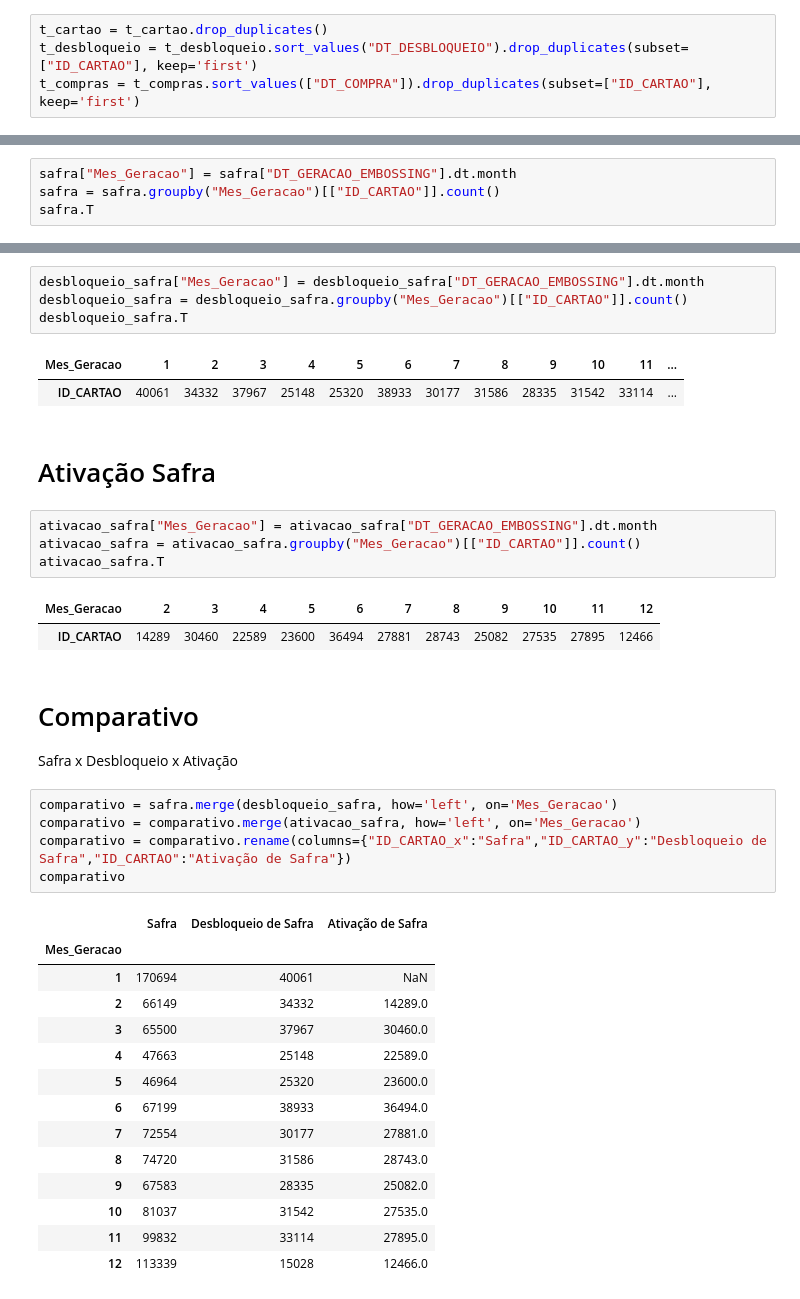
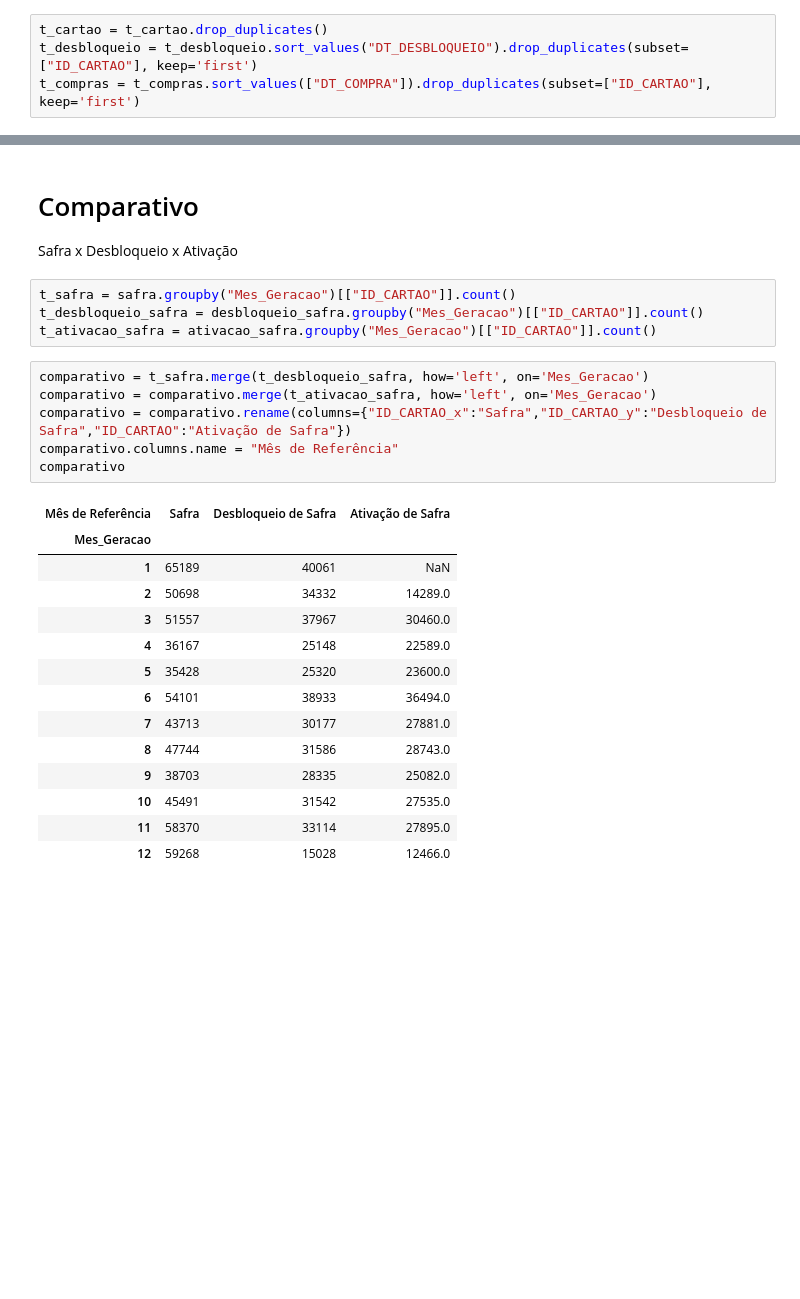
Before and after one commit to FelipeGBarreto/Projects, a Jupyter notebook: Rascunho.ipynb, the cells around one changed output, grey strips where cells are left out. Cells and saved outputs as stored; diff of their text form; blank space fills up the shorter version.

```diff
--- a/Rascunho.ipynb
+++ b/Rascunho.ipynb
@@ -209,4 +192,0 @@ safra
-# %%
-safra["Mes_Geracao"] = safra["DT_GERACAO_EMBOSSING"].dt.month
-safra = safra.groupby("Mes_Geracao")[["ID_CARTAO"]].count()
-safra.T
@@ -218,40 +193,29 @@ safra.T
-# %%
-desbloqueio_safra["Mes_Geracao"] = desbloqueio_safra["DT_GERACAO_EMBOSSING"].dt.month
-desbloqueio_safra = desbloqueio_safra.groupby("Mes_Geracao")[["ID_CARTAO"]].count()
-desbloqueio_safra.T
-# %% [output]
-| Mes_Geracao | 1 | 2 | 3 | 4 | 5 | 6 | 7 | 8 | 9 | 10 | 11 | ... |
-| ID_CARTAO | 40061 | 34332 | 37967 | 25148 | 25320 | 38933 | 30177 | 31586 | 28335 | 31542 | 33114 | ... |
-# %% [markdown]
-# Ativação Safra
-# %%
-ativacao_safra["Mes_Geracao"] = ativacao_safra["DT_GERACAO_EMBOSSING"].dt.month
-ativacao_safra = ativacao_safra.groupby("Mes_Geracao")[["ID_CARTAO"]].count()
-ativacao_safra.T
-# %% [output]
-| Mes_Geracao | 2 | 3 | 4 | 5 | 6 | 7 | 8 | 9 | 10 | 11 | 12 |
-| ID_CARTAO | 14289 | 30460 | 22589 | 23600 | 36494 | 27881 | 28743 | 25082 | 27535 | 27895 | 12466 |
 # %% [markdown]
 # Comparativo
 
 Safra x Desbloqueio x Ativação
+# %%
+t_safra = safra.groupby("Mes_Geracao")[["ID_CARTAO"]].count()
+t_desbloqueio_safra = desbloqueio_safra.groupby("Mes_Geracao")[["ID_CARTAO"]].count()
+t_ativacao_safra = ativacao_safra.groupby("Mes_Geracao")[["ID_CARTAO"]].count()
 # %%
-comparativo = safra.merge(desbloqueio_safra, how='left', on='Mes_Geracao')
-comparativo = comparativo.merge(ativacao_safra, how='left', on='Mes_Geracao')
+comparativo = t_safra.merge(t_desbloqueio_safra, how='left', on='Mes_Geracao')
+comparativo = comparativo.merge(t_ativacao_safra, how='left', on='Mes_Geracao')
 comparativo = comparativo.rename(columns={"ID_CARTAO_x":"Safra","ID_CARTAO_y":"Desbloqueio de Safra","ID_CARTAO":"Ativação de Safra"})
+comparativo.columns.name = "Mês de Referência"
 comparativo
 # %% [output]
-|  | Safra | Desbloqueio de Safra | Ativação de Safra |
+| Mês de Referência | Safra | Desbloqueio de Safra | Ativação de Safra |
 | Mes_Geracao |  |  |  |
-| 1 | 170694 | 40061 | NaN |
-| 2 | 66149 | 34332 | 14289.0 |
-| 3 | 65500 | 37967 | 30460.0 |
-| 4 | 47663 | 25148 | 22589.0 |
-| 5 | 46964 | 25320 | 23600.0 |
-| 6 | 67199 | 38933 | 36494.0 |
-| 7 | 72554 | 30177 | 27881.0 |
-| 8 | 74720 | 31586 | 28743.0 |
-| 9 | 67583 | 28335 | 25082.0 |
-| 10 | 81037 | 31542 | 27535.0 |
-| 11 | 99832 | 33114 | 27895.0 |
-| 12 | 113339 | 15028 | 12466.0 |
+| 1 | 65189 | 40061 | NaN |
+| 2 | 50698 | 34332 | 14289.0 |
+| 3 | 51557 | 37967 | 30460.0 |
+| 4 | 36167 | 25148 | 22589.0 |
+| 5 | 35428 | 25320 | 23600.0 |
+| 6 | 54101 | 38933 | 36494.0 |
+| 7 | 43713 | 30177 | 27881.0 |
+| 8 | 47744 | 31586 | 28743.0 |
+| 9 | 38703 | 28335 | 25082.0 |
+| 10 | 45491 | 31542 | 27535.0 |
+| 11 | 58370 | 33114 | 27895.0 |
+| 12 | 59268 | 15028 | 12466.0 |
```
Also changed, not shown: parts of 18 cells of this notebook.
